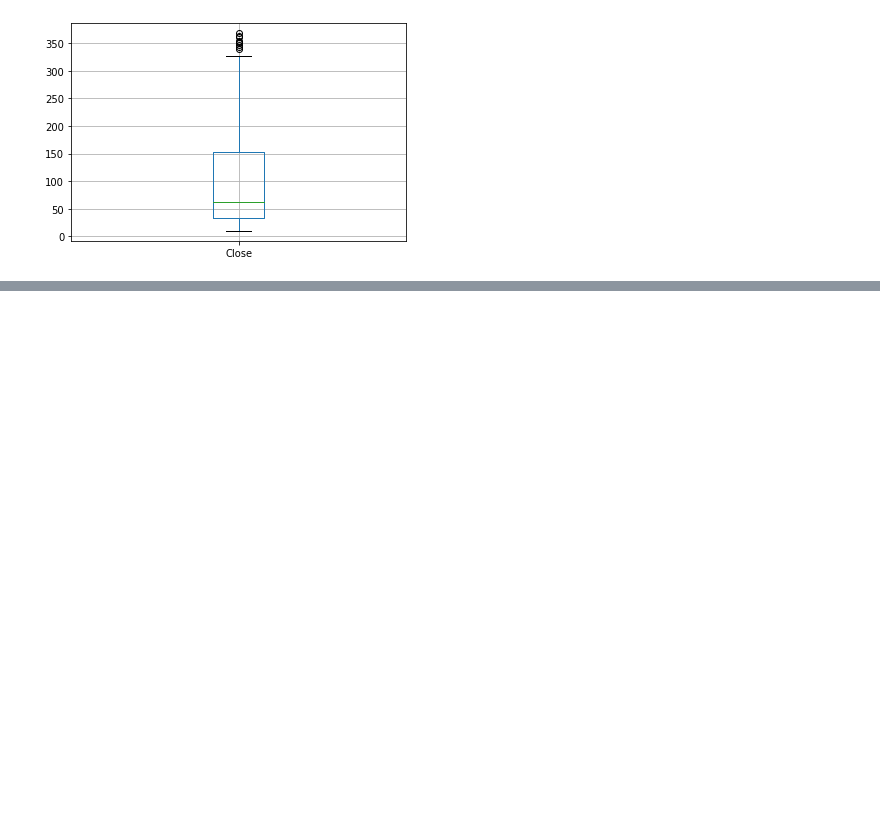
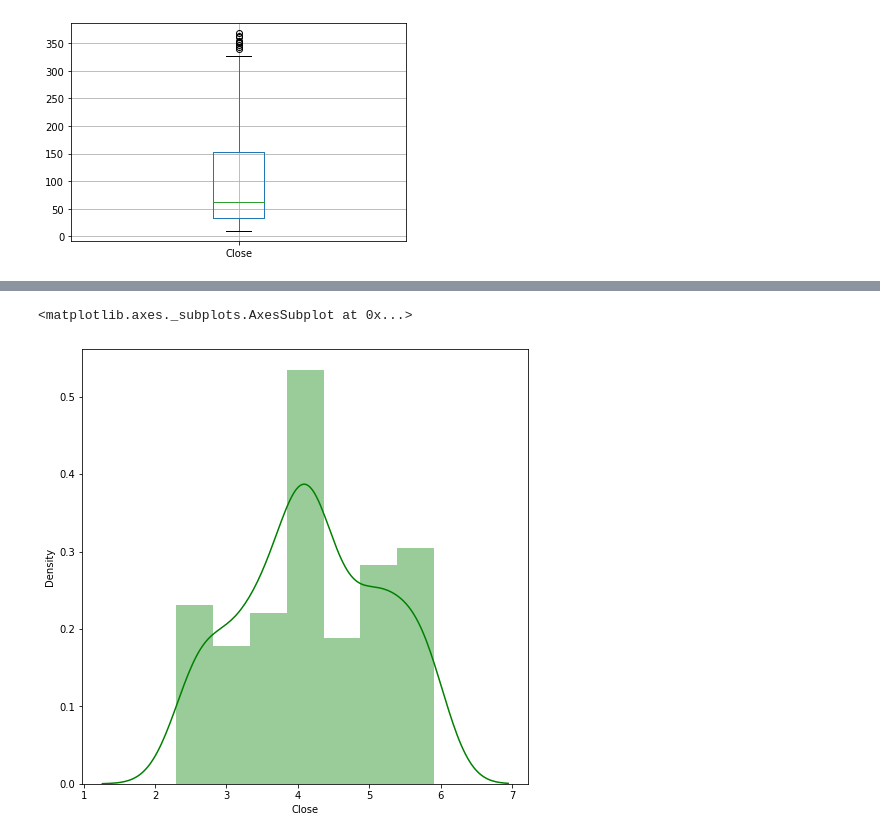
Before and after one commit to Shubhangidharmik/Yes-Bank-Stock-Closing-Prices, a Jupyter notebook: yes_bank_stock_closing_prices_prediction.ipynb, the cells around one changed output, grey strips where cells are left out. Saved outputs shown, nothing was run; the diff lists cells and outputs as text; code cells hidden in the pictures; blank space fills up the shorter version.

```diff
--- a/yes_bank_stock_closing_prices_prediction.ipynb
+++ b/yes_bank_stock_closing_prices_prediction.ipynb
@@ -107,0 +119,7 @@ df.boxplot('Close');
+# %%
+# For Normal Distribution
+plt.figure(figsize=(8,8))
+sns.distplot(np.log(df['Close']), color='g')
+# %% [output]
+<matplotlib.axes._subplots.AxesSubplot at 0x...>
+[figure, added]
```
Also changed, not shown: parts of 64 cells of this notebook.
